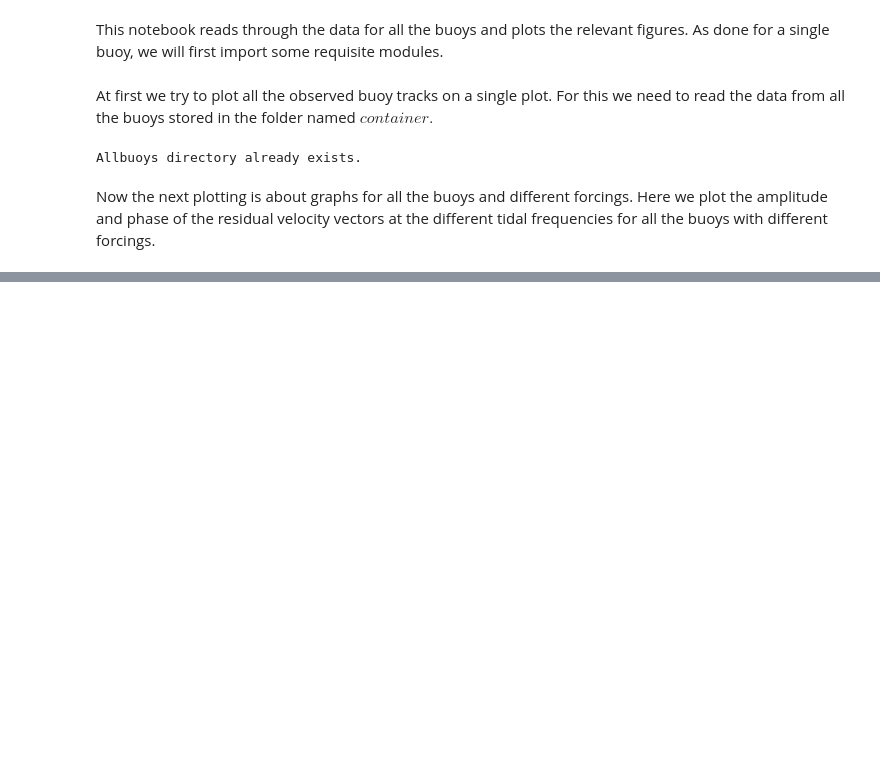
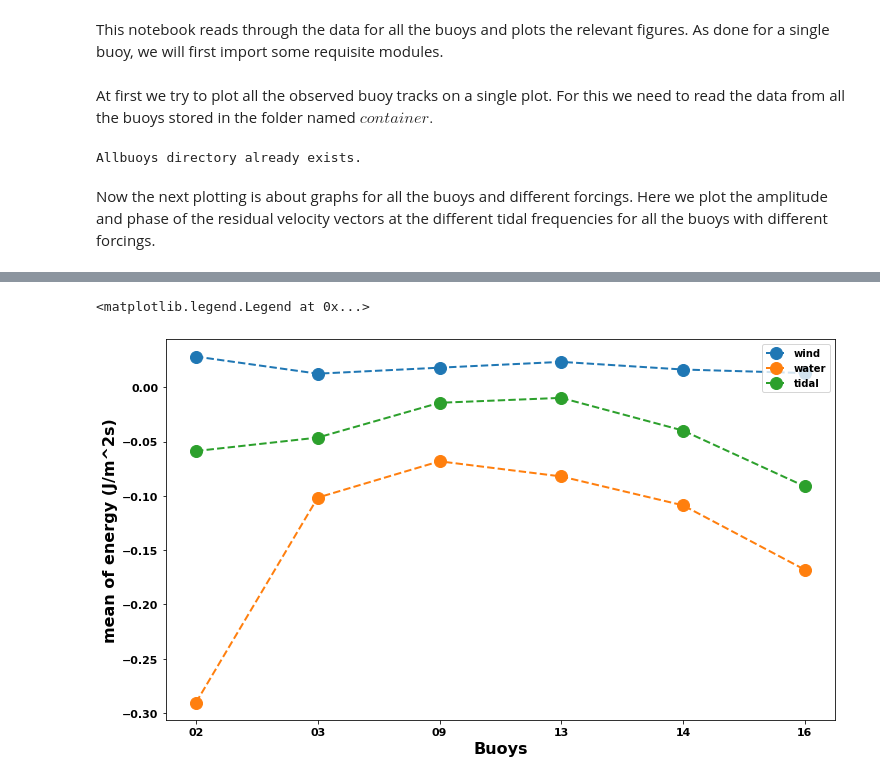
Before and after one commit to AmeyV05/Drifting-buoys-model, a Jupyter notebook: py_script_files/Plotting_allbuoys.ipynb, the cells around one changed output, grey strips where cells are left out. Drawn from its saved outputs; the diff is of its cells as text; code cells hidden in the pictures; blank space fills up the shorter version.

```diff
--- a/py_script_files/Plotting_allbuoys.ipynb
+++ b/py_script_files/Plotting_allbuoys.ipynb
@@ -124,0 +272,35 @@ def plottidal(tide,ftyp,loc,barray,btidval,stidval,ftidval):
+# %%
+#mean plot
+mb14=np.array([0.016314013,-0.108768649,-0.039895937,12.06160543])
+sb14=np.array([0.030477953,0.185761821,0.066279171,7.966356184])
+mb02=np.array([0.028233094,-0.290381716,-0.058750591,3.069646139])
+sb02=np.array([0.039103381,0.503330787,0.11690325,3.322752497])
+mb03=np.array([0.012486112,-0.10167117,-0.046372606,4.402806838])
+sb03=np.array([0.030303732,0.215690605,0.140220641,6.333202746])
+mb09=np.array([0.018012902,-0.068219688,-0.01432724,2.276448362])
+sb09=np.array([0.029056171,0.113593573,0.022771913,2.805419903])
+mb13=np.array([0.023361118,-0.082171597,-0.009793726,0.831140607])
+sb13=np.array([0.035298893,0.154592736,0.013083332,0.918906703])
+mb16=np.array([0.013041237,-0.168046975,-0.091288727,5.164088922])
+sb16=np.array([0.033911,0.274161781,0.135788479,5.328553284])
+# %%
+i=0
+windmeanarray=np.array([mb02[i],mb03[i],mb09[i],mb13[i],mb14[i],mb16[i]])
+i=1
+watermeanarray=np.array([mb02[i],mb03[i],mb09[i],mb13[i],mb14[i],mb16[i]])
+i=2
+tidemeanarray=np.array([mb02[i],mb03[i],mb09[i],mb13[i],mb14[i],mb16[i]])
+i=3
+bottommeanarray=np.array([mb02[i],mb03[i],mb09[i],mb13[i],mb14[i],mb16[i]])
+# %%
+fig=plt.figure(figsize=(12,7),frameon=True)
+plt.plot(barray,windmeanarray, marker='o', linestyle='dashed',linewidth=2, markersize=12,label='wind')
+plt.plot(barray,watermeanarray, marker='o', linestyle='dashed',linewidth=2, markersize=12,label='water')
+plt.plot(barray,tidemeanarray, marker='o', linestyle='dashed',linewidth=2, markersize=12,label='tidal')
+# plt.plot(barray,bottommeanarray, marker='o', linestyle='dashed',linewidth=2, markersize=12,label='bottom')
+plt.xlabel('Buoys',fontsize=16,fontweight='bold')
+plt.ylabel('mean of energy (J/m^2s)',fontsize=16,fontweight='bold')
+plt.legend(loc=1)
+# %% [output]
+<matplotlib.legend.Legend at 0x...>
+[figure, added]
```
Also changed, not shown: parts of 14 cells of this notebook, 17 other files.
